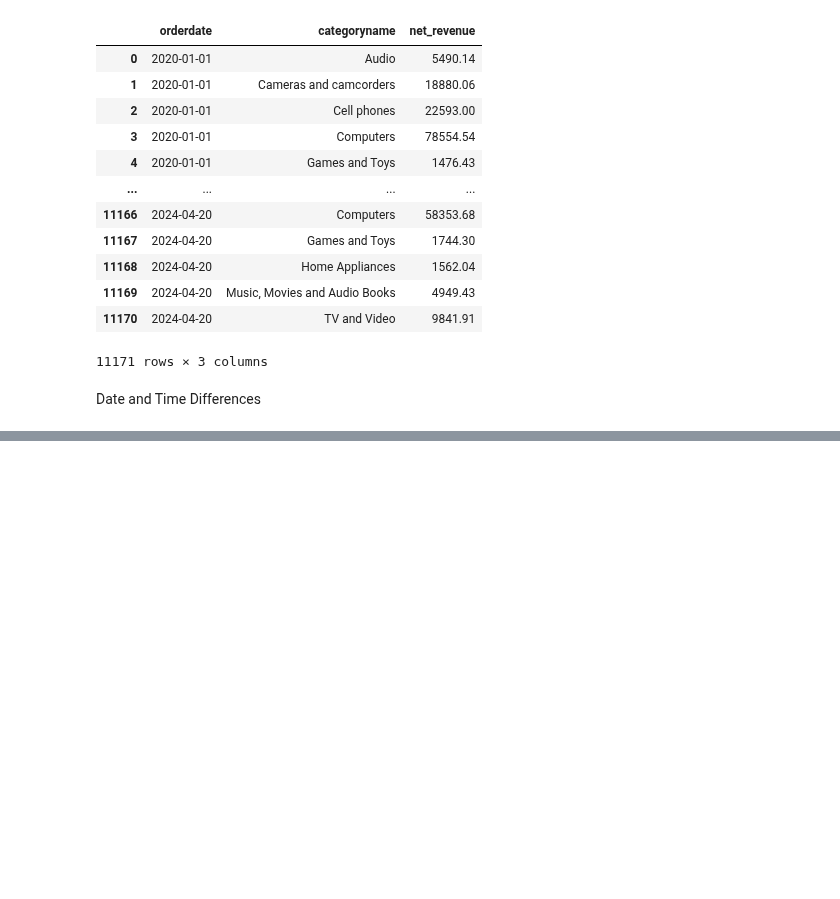
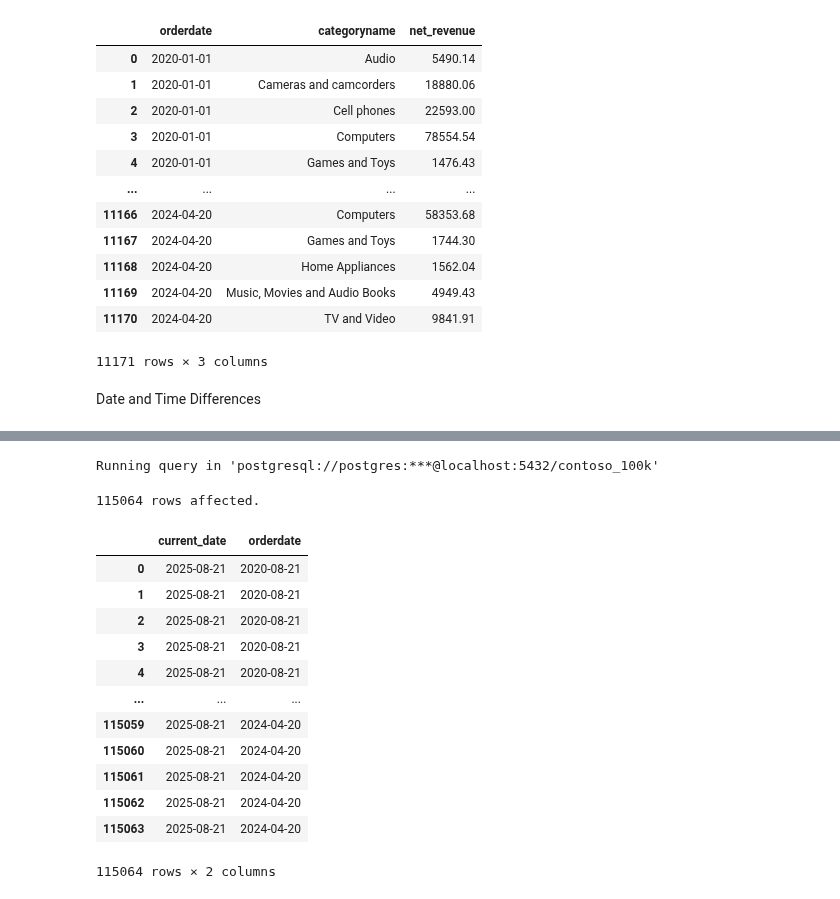
Before and after one commit to Chinedu-analysis/Chinedu-analysis, a Jupyter notebook: Resources/Blank_SQL_Notebook.ipynb, the cells around one changed output, grey strips where cells are left out. Saved outputs shown, nothing was run; the diff lists cells and outputs as text; code cells hidden in the pictures; blank space fills up the shorter version.

```diff
--- a/Resources/Blank_SQL_Notebook.ipynb
+++ b/Resources/Blank_SQL_Notebook.ipynb
@@ -743,0 +757,26 @@ Date and Time Differences
+# %%
+%%sql
+
+SELECT
+    CURRENT_DATE,
+    orderdate
+FROM Sales s
+LEFT JOIN product p ON s.productkey = p.productkey
+WHERE
+    orderdate  >= Current_Date - Interval '5 years'
+# %% [output]
+Running query in 'postgresql://postgres:***@localhost:5432/contoso_100k'
+115064 rows affected.
+|  | current_date | orderdate |
+| 0 | 2025-08-21 | 2020-08-21 |
+| 1 | 2025-08-21 | 2020-08-21 |
+| 2 | 2025-08-21 | 2020-08-21 |
+| 3 | 2025-08-21 | 2020-08-21 |
+| 4 | 2025-08-21 | 2020-08-21 |
+| ... | ... | ... |
+| 115059 | 2025-08-21 | 2024-04-20 |
+| 115060 | 2025-08-21 | 2024-04-20 |
+| 115061 | 2025-08-21 | 2024-04-20 |
+| 115062 | 2025-08-21 | 2024-04-20 |
+| 115063 | 2025-08-21 | 2024-04-20 |
+115064 rows × 2 columns
```
Also changed, not shown: parts of 2 cells of this notebook.
